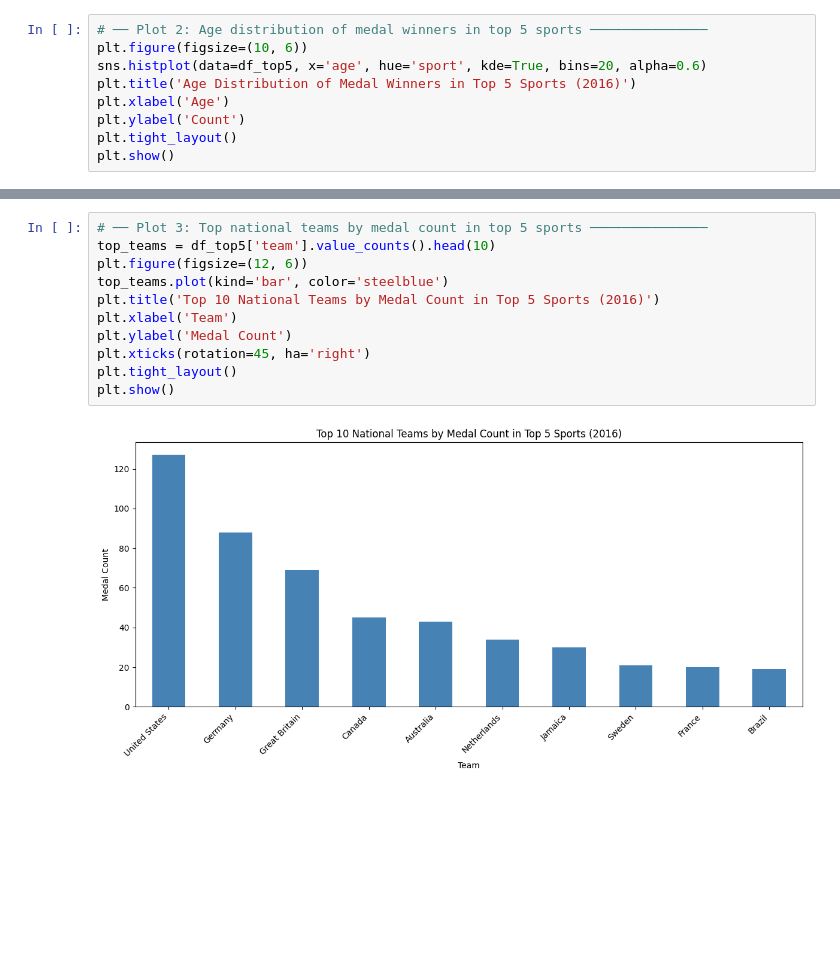
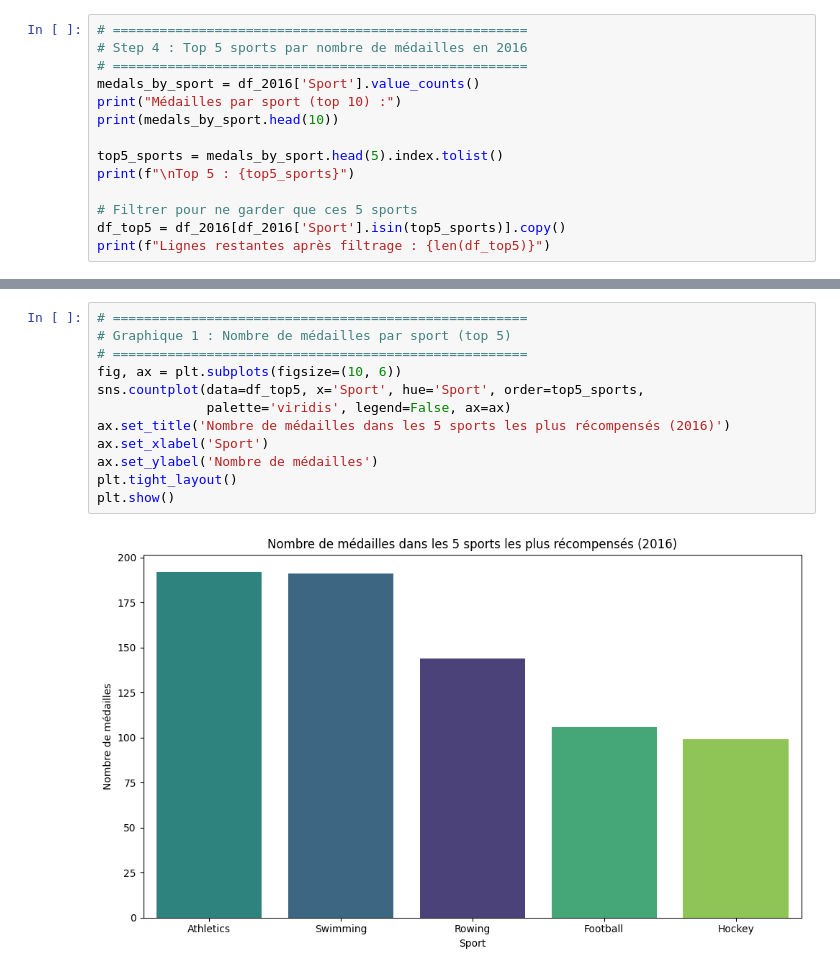
Before and after one commit to rosanajurdi/Data_Visualization_Course_2026, a Jupyter notebook: lab-sessions/lab3-AthleteSportEvent.ipynb, the cells around one changed output, grey strips where cells are left out. Cells and saved outputs as stored; diff of their text form; blank space fills up the shorter version.

```diff
--- a/lab-sessions/lab3-AthleteSportEvent.ipynb
+++ b/lab-sessions/lab3-AthleteSportEvent.ipynb
@@ -72,10 +83,15 @@ plt.show()
 # %%
-# ── Plot 2: Age distribution of medal winners in top 5 sports ───────────────
-plt.figure(figsize=(10, 6))
-sns.histplot(data=df_top5, x='age', hue='sport', kde=True, bins=20, alpha=0.6)
-plt.title('Age Distribution of Medal Winners in Top 5 Sports (2016)')
-plt.xlabel('Age')
-plt.ylabel('Count')
-plt.tight_layout()
-plt.show()
+# =====================================================
+# Step 4 : Top 5 sports par nombre de médailles en 2016
+# =====================================================
+medals_by_sport = df_2016['Sport'].value_counts()
+print("Médailles par sport (top 10) :")
+print(medals_by_sport.head(10))
+
+top5_sports = medals_by_sport.head(5).index.tolist()
+print(f"\nTop 5 : {top5_sports}")
+
+# Filtrer pour ne garder que ces 5 sports
+df_top5 = df_2016[df_2016['Sport'].isin(top5_sports)].copy()
+print(f"Lignes restantes après filtrage : {len(df_top5)}")
 # %% [output]
@@ -83,13 +120,14 @@ plt.show()
 # %%
-# ── Plot 3: Top national teams by medal count in top 5 sports ───────────────
-top_teams = df_top5['team'].value_counts().head(10)
-plt.figure(figsize=(12, 6))
-top_teams.plot(kind='bar', color='steelblue')
-plt.title('Top 10 National Teams by Medal Count in Top 5 Sports (2016)')
-plt.xlabel('Team')
-plt.ylabel('Medal Count')
-plt.xticks(rotation=45, ha='right')
+# =====================================================
+# Graphique 1 : Nombre de médailles par sport (top 5)
+# =====================================================
+fig, ax = plt.subplots(figsize=(10, 6))
+sns.countplot(data=df_top5, x='Sport', hue='Sport', order=top5_sports,
+              palette='viridis', legend=False, ax=ax)
+ax.set_title('Nombre de médailles dans les 5 sports les plus récompensés (2016)')
+ax.set_xlabel('Sport')
+ax.set_ylabel('Nombre de médailles')
 plt.tight_layout()
 plt.show()
 # %% [output]
-[figure, old version]
+[figure, new version]
```
Also changed, not shown: parts of 19 cells of this notebook, 1 other file.
